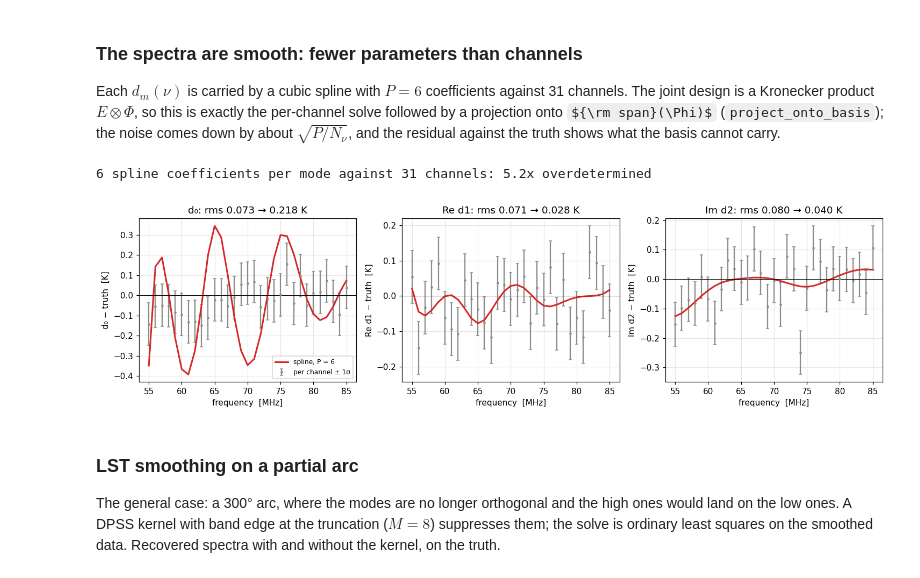
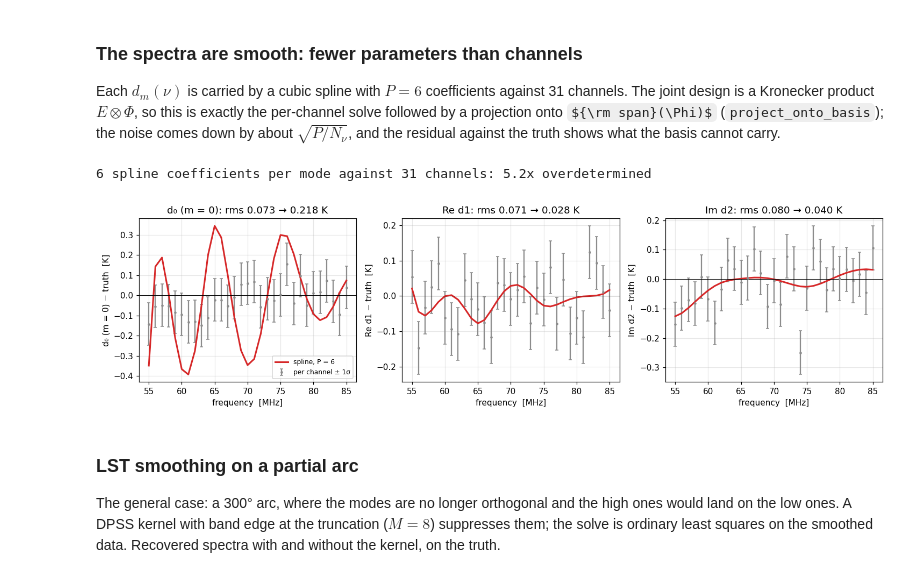
Before and after one commit to zzhang0123/limTOD, a Jupyter notebook: examples/mmode_drift_scan.ipynb, the cells around one changed output. Saved outputs shown, nothing was run; the diff lists cells and outputs as text; code cells hidden in the pictures; some formulas as TeX source.

```diff
--- a/examples/mmode_drift_scan.ipynb
+++ b/examples/mmode_drift_scan.ipynb
@@ -179,23 +248,23 @@ Kronecker product $E\otimes\Phi$, so this is exactly the per-channel solve follo
 # %%
 P = 6
 basis = mmode.spline_basis(FREQS, P)
 print(f"{P} spline coefficients per mode against {FREQS.size} channels: {FREQS.size / P:.1f}x overdetermined")
 
 fig, axes = plt.subplots(1, 3, figsize=(13.5, 3.7))
 for ax, mm, part in ((axes[0], 0, "re"), (axes[1], 1, "re"), (axes[2], 2, "im")):
     raw = est.modes[:, mm].real if part == "re" else est.modes[:, mm].imag
     tru = d_true[:, mm].real if part == "re" else d_true[:, mm].imag
     sig = est.std_d0() if mm == 0 else est.std_mode(mm)[:, 0 if part == "re" else 1]
     fit = mmode.project_onto_basis(raw, basis)
     ax.errorbar(FREQS, raw - tru, yerr=sig, fmt=".", ms=4, color="0.55", capsize=2, label="per channel ± 1σ")
     ax.plot(FREQS, fit - tru, "-", color="C3", lw=2, label=f"spline, P = {P}")
     ax.axhline(0, color="k", lw=0.6)
-    lab = "d₀" if mm == 0 else f"{'Re' if part == 're' else 'Im'} d{mm}"
+    lab = "d₀ (m = 0)" if mm == 0 else f"{'Re' if part == 're' else 'Im'} d{mm}"
     ax.set(xlabel="frequency  [MHz]", ylabel=f"{lab} − truth  [K]", title=f"{lab}: rms {np.std(raw - tru):.3f} → {np.std(fit - tru):.3f} K")
 axes[0].legend(fontsize=8); plt.tight_layout()
 # %% [output]
 6 spline coefficients per mode against 31 channels: 5.2x overdetermined
-[figure, old version]
+[figure, new version]
 # %% [markdown]
 ### LST smoothing on a partial arc
 
```
Also changed, not shown: parts of 9 cells of this notebook.
